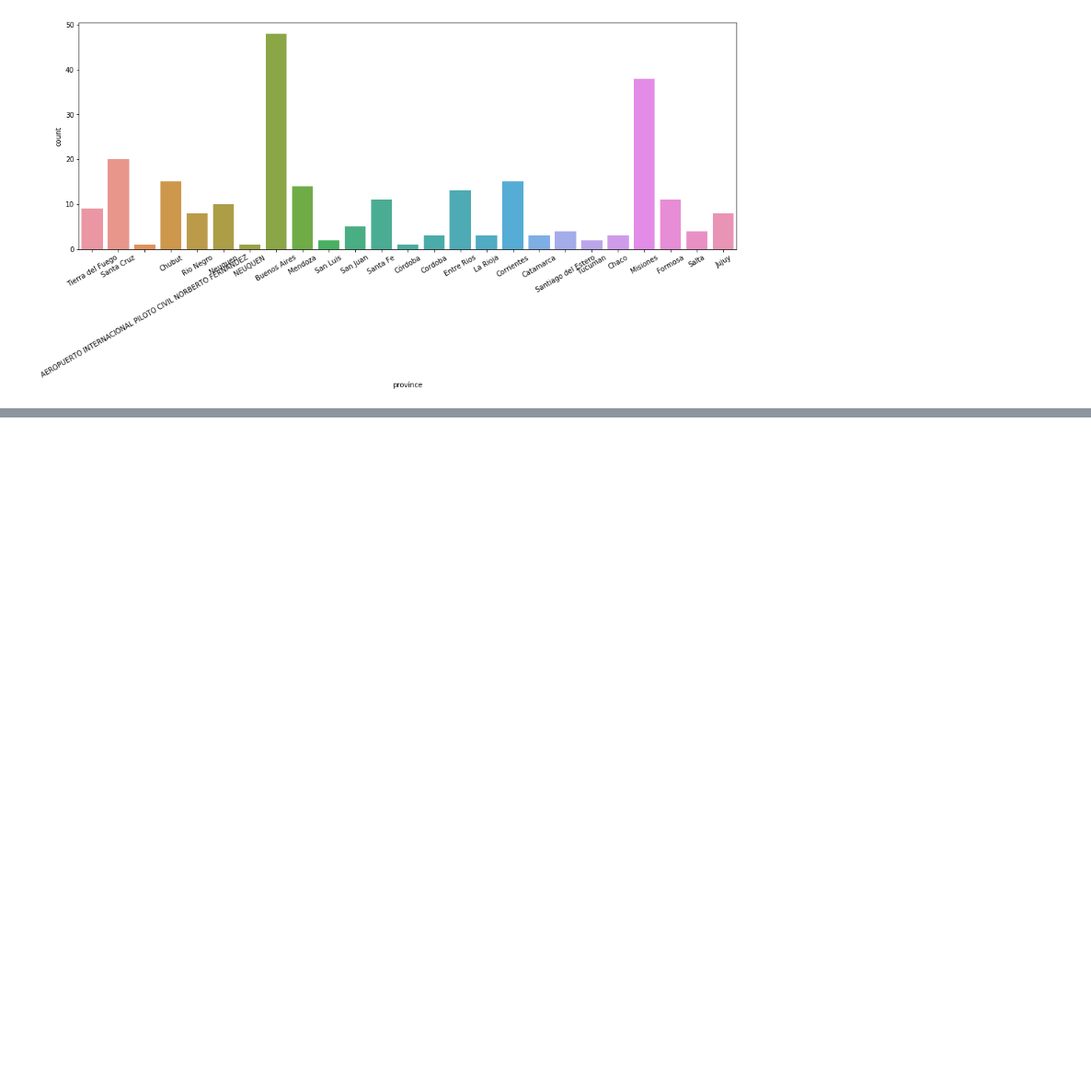
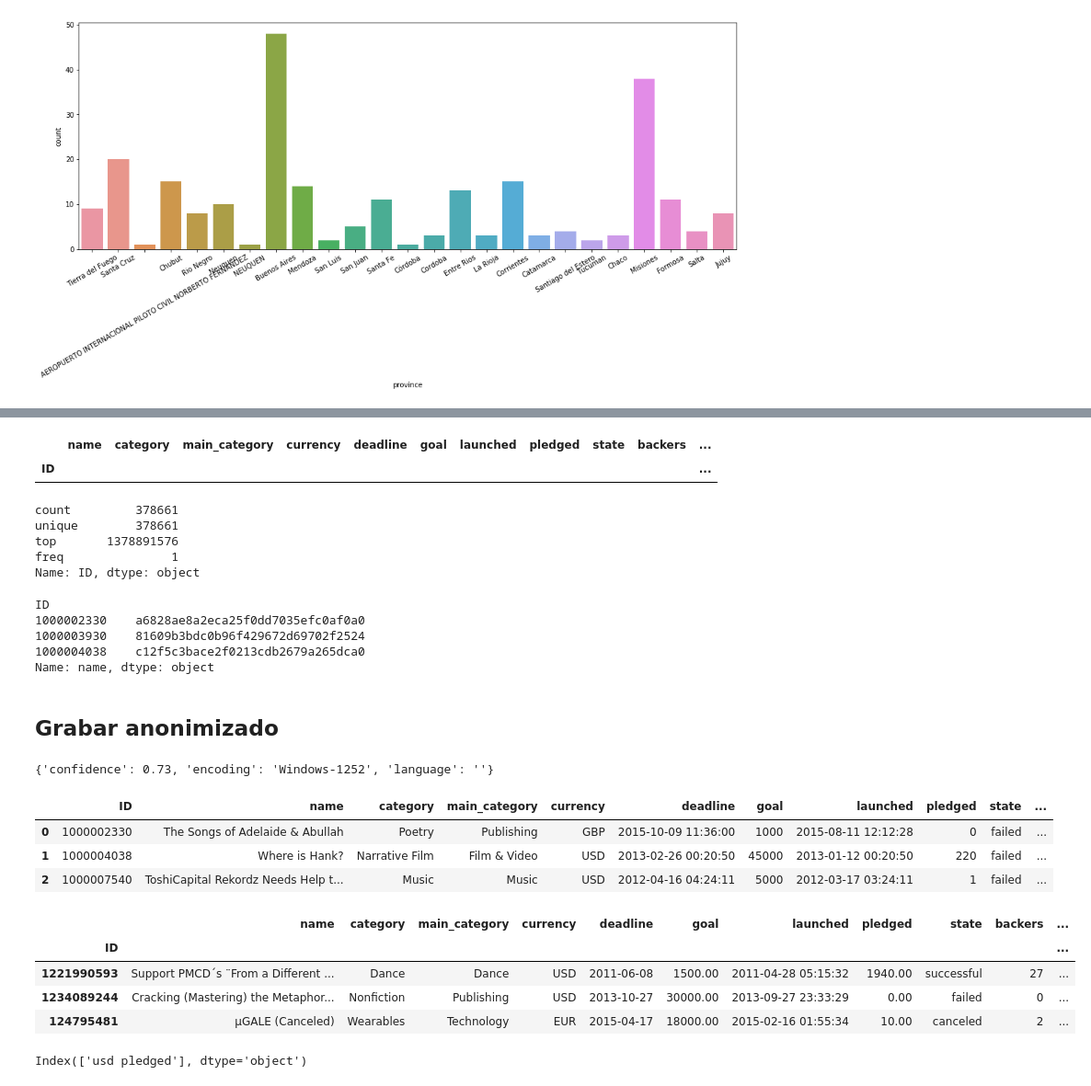
Before and after one commit to avdata99/diplo-datos-TPs-materia-2-analisis-y-curacion, a Jupyter notebook: TP 2 Análisis y curación.ipynb, the cells around one changed output, grey strips where cells are left out. Shown: that part at 92% size. Drawn from its saved outputs; the diff is of its cells as text; code cells hidden in the pictures; blank space fills up the shorter version.

```diff
--- a/TP 2 Análisis y curación.ipynb
+++ b/TP 2 Análisis y curación.ipynb
@@ -120,0 +178,30 @@ plt.show()
+# %%
+kickstarter_2018[kickstarter_2018.duplicated()]
+# %% [output]
+|  | name | category | main_category | currency | deadline | goal | launched | pledged | state | backers | ... |
+| ID |  |  |  |  |  |  |  |  |  |  | ... |
+# %%
+pd.Series(kickstarter_2018.index,dtype=str).describe()
+# %% [output]
+count         378661
+unique        378661
+top       1378891576
+freq               1
+Name: ID, dtype: object
+# %%
+from hashlib import md5
+# ERROR kickstarter_2018['name'].apply(md5)
+def hashit(val):
+    if isinstance(val, float):
+        return str(val)
+    return md5(val.encode('utf-8')).hexdigest()
+hashed = kickstarter_2018['name'].apply(hashit)
+hashed.head(3)
+# %% [output]
+ID
+1000002330    a6828ae8a2eca25f0dd7035efc0af0a0
+1000003930    81609b3bdc0b96f429672d69702f2524
+1000004038    c12f5c3bace2f0213cdb2679a265dca0
+Name: name, dtype: object
+# %% [markdown]
+## Grabar anonimizado
@@ -120,0 +210,43 @@ plt.show()
+# %%
+import chardet
+# import string
+# string.ascii_letters + string.digits
+# Detectar charset
+
+f = open(BASE_DIR + "data/ks-projects-201612.csv", 'rb')
+result = chardet.detect(f.read(10000))
+f.close()
+result
+# %% [output]
+{'confidence': 0.73, 'encoding': 'Windows-1252', 'language': ''}
+# %%
+kickstarter_2016 = pd.read_csv(BASE_DIR + "data/ks-projects-201612.csv", encoding='Windows-1252')
+# , parse_dates=["deadline","launched"], index_col=['ID']
+kickstarter_2016.head(3)
+# %% [output]
+|  | ID | name | category | main_category | currency | deadline | goal | launched | pledged | state | ... |
+| 0 | 1000002330 | The Songs of Adelaide & Abullah | Poetry | Publishing | GBP | 2015-10-09 11:36:00 | 1000 | 2015-08-11 12:12:28 | 0 | failed | ... |
+| 1 | 1000004038 | Where is Hank? | Narrative Film | Film & Video | USD | 2013-02-26 00:20:50 | 45000 | 2013-01-12 00:20:50 | 220 | failed | ... |
+| 2 | 1000007540 | ToshiCapital Rekordz Needs Help t... | Music | Music | USD | 2012-04-16 04:24:11 | 5000 | 2012-03-17 03:24:11 | 1 | failed | ... |
+# %%
+import ftfy.badness as bad
+def weird(val):
+    if isinstance(val, float):
+        return 0
+    return bad.sequence_weirdness(val)
+
+
+kickstarter_2018['name_weirdness'] = kickstarter_2018['name'].apply(weird)
+weirs = kickstarter_2018[kickstarter_2018['name_weirdness'] > 1]
+weirs.head(3)
+# %% [output]
+|  | name | category | main_category | currency | deadline | goal | launched | pledged | state | backers | ... |
+| ID |  |  |  |  |  |  |  |  |  |  | ... |
+| 1221990593 | Support PMCD´s ¨From a Different ... | Dance | Dance | USD | 2011-06-08 | 1500.00 | 2011-04-28 05:15:32 | 1940.00 | successful | 27 | ... |
+| 1234089244 | Cracking (Mastering) the Metaphor... | Nonfiction | Publishing | USD | 2013-10-27 | 30000.00 | 2013-09-27 23:33:29 | 0.00 | failed | 0 | ... |
+| 124795481 | µGALE (Canceled) | Wearables | Technology | EUR | 2015-04-17 | 18000.00 | 2015-02-16 01:55:34 | 10.00 | canceled | 2 | ... |
+# %%
+columnas_de_nombres_raros = kickstarter_2018.columns[~kickstarter_2018.columns.str.match(r'^(\w+)$')]
+columnas_de_nombres_raros
+# %% [output]
+Index(['usd pledged'], dtype='object')
```
Also changed, not shown: parts of 8 cells of this notebook.
